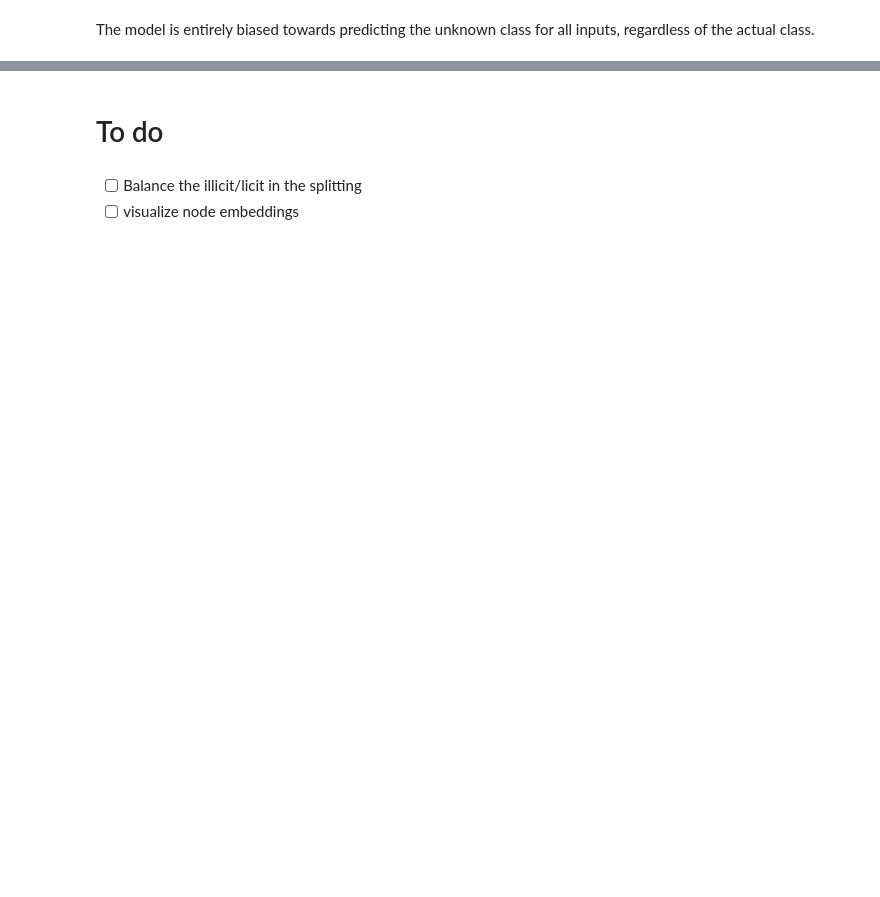
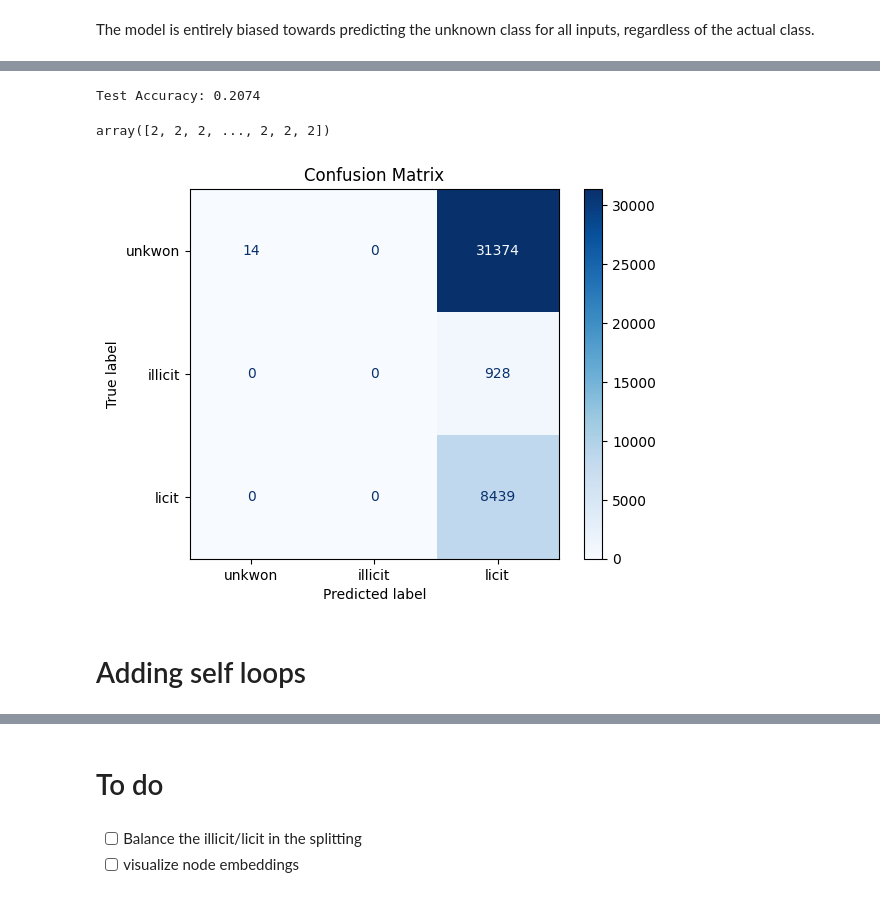
Before and after one commit to jacopomanenti01/Graph-Neural-Networks, a Jupyter notebook: GNN_for_Anti_Money_Laundering_in_Bitcoin_Node_Classification.ipynb, the cells around one changed output, grey strips where cells are left out. Drawn from its saved outputs; the diff is of its cells as text; code cells hidden in the pictures; blank space fills up the shorter version.

```diff
--- a/GNN_for_Anti_Money_Laundering_in_Bitcoin_Node_Classification.ipynb
+++ b/GNN_for_Anti_Money_Laundering_in_Bitcoin_Node_Classification.ipynb
@@ -608,3 +668,13 @@ Maybe a more balancing could be better
+# %%
+def plot_acc(data, labels):
+  # Generate the confusion matrix
+  cm = confusion_matrix(data.y[data.test_mask].cpu(), labels)
+  disp = ConfusionMatrixDisplay(confusion_matrix=cm, display_labels=["unkwon", 'illicit', 'licit'])
+
+  # Plot the confusion matrix
+  disp.plot(cmap=plt.cm.Blues)
+  plt.title('Confusion Matrix')
+  plt.show()
 # %% [markdown]
 # Model
 # %%
@@ -786,0 +963,11 @@ plot_tsne(test_embeddings, data.y[data.test_mask].cpu().numpy(), 't-SNE of GCN1
+# %%
+test_acc, y_test = test(data)
+# %% [output]
+Test Accuracy: 0.2074
+array([2, 2, 2, ..., 2, 2, 2])
+# %%
+plot_acc(data, y_test)
+# %% [output]
+[figure, added]
+# %% [markdown]
+# Adding self loops
```
Also changed, not shown: parts of 40 cells of this notebook.
